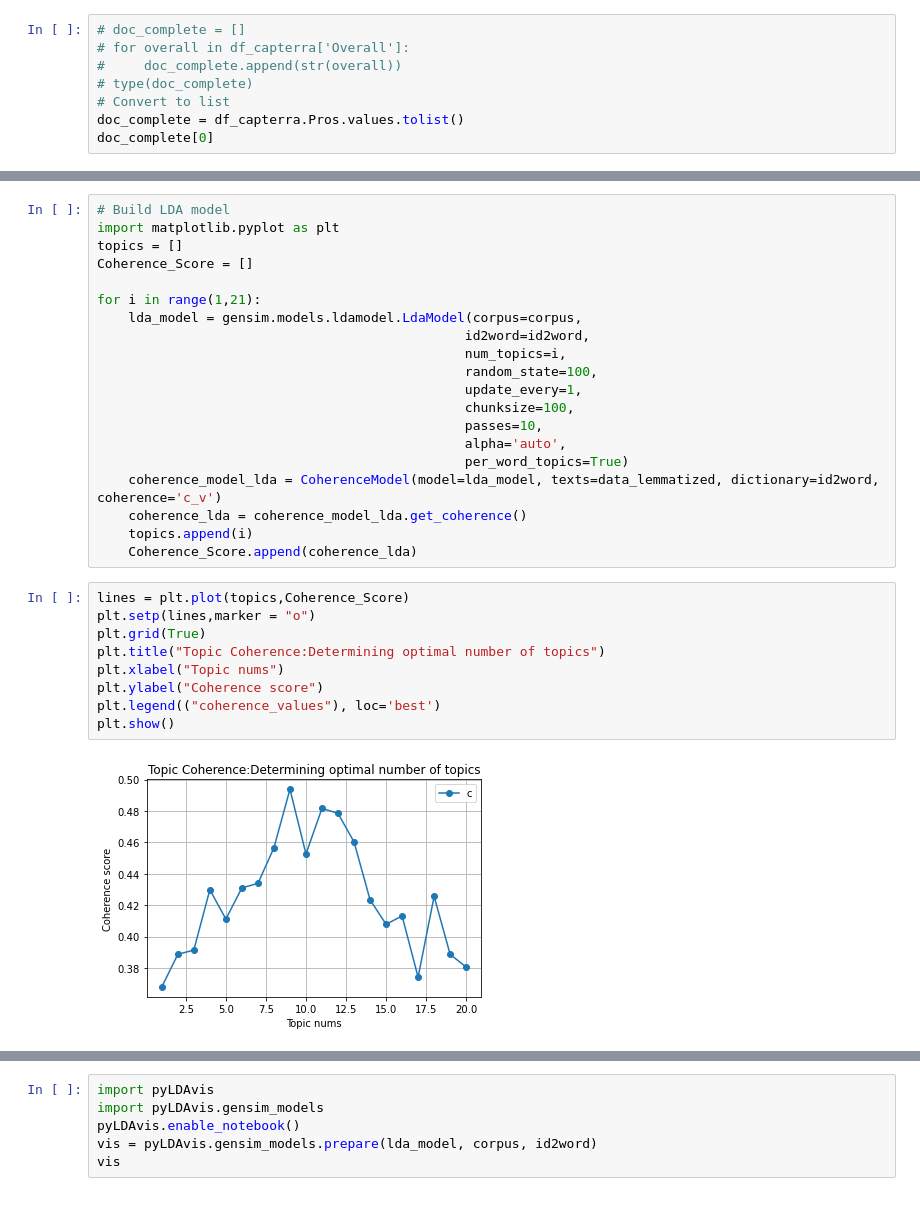
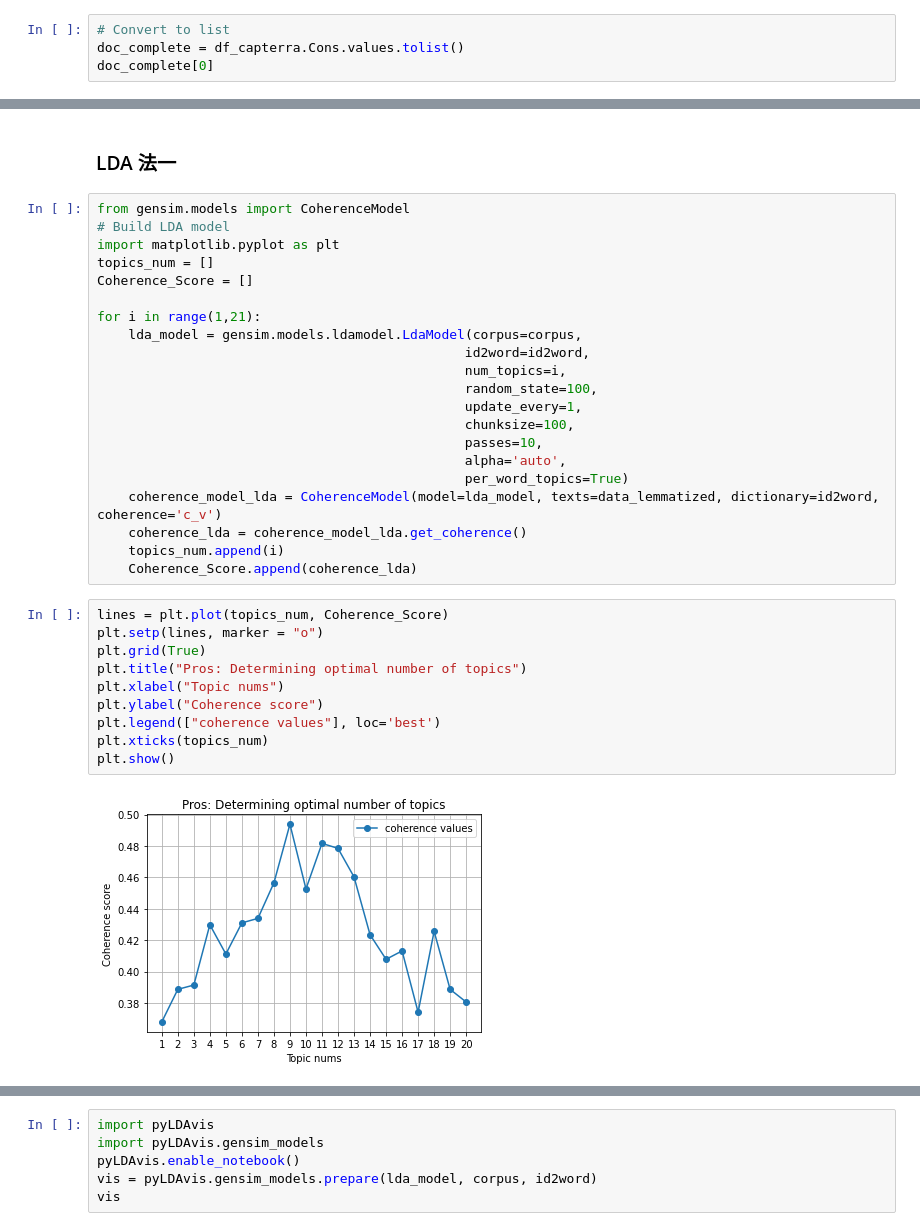
Before and after one commit to lindaya0913/WebCrawler, a Jupyter notebook: Capterra/LDA.ipynb, the cells around one changed output, grey strips where cells are left out. Cells and saved outputs as stored; diff of their text form.

Commit message:
modify capterra LDA func

```diff
--- a/Capterra/LDA.ipynb
+++ b/Capterra/LDA.ipynb
@@ -17,11 +17,7 @@ df_capterra
 | 999 | 1000 | “Perfect for current climate ” | It has been so easy to continue m... | This video conferencing is perfec... | It would be nice if you could hav... | NaN | Price | NaN | NaN |
 1000 rows × 9 columns
 # %%
-# doc_complete = []
-# for overall in df_capterra['Overall']:
-#     doc_complete.append(str(overall))
-# type(doc_complete)
 # Convert to list
-doc_complete = df_capterra.Pros.values.tolist()
+doc_complete = df_capterra.Cons.values.tolist()
 doc_complete[0]
 # %% [output]
@@ -108,7 +106,10 @@ print(corpus[:1])
+# %% [markdown]
+### LDA 法一
 # %%
+from gensim.models import CoherenceModel
 # Build LDA model
 import matplotlib.pyplot as plt
-topics = []
+topics_num = []
 Coherence_Score = []
 
 for i in range(1,21):
@@ -123,19 +124,20 @@ for i in range(1,21):
                                                per_word_topics=True)
     coherence_model_lda = CoherenceModel(model=lda_model, texts=data_lemmatized, dictionary=id2word, coherence='c_v')
     coherence_lda = coherence_model_lda.get_coherence()
-    topics.append(i)
+    topics_num.append(i)
     Coherence_Score.append(coherence_lda)
 # %%
-lines = plt.plot(topics,Coherence_Score)
-plt.setp(lines,marker = "o")
+lines = plt.plot(topics_num, Coherence_Score)
+plt.setp(lines, marker = "o")
 plt.grid(True)
-plt.title("Topic Coherence:Determining optimal number of topics")
+plt.title("Pros: Determining optimal number of topics")
 plt.xlabel("Topic nums")
 plt.ylabel("Coherence score")
-plt.legend(("coherence_values"), loc='best')
+plt.legend(["coherence values"], loc='best')
+plt.xticks(topics_num)
 plt.show()
 # %% [output]
-[figure, old version]
+[figure, new version]
 # %%
 # Build LDA model
 lda_model = gensim.models.ldamodel.LdaModel(corpus=corpus,
```
Also changed, not shown: parts of 29 cells of this notebook.
